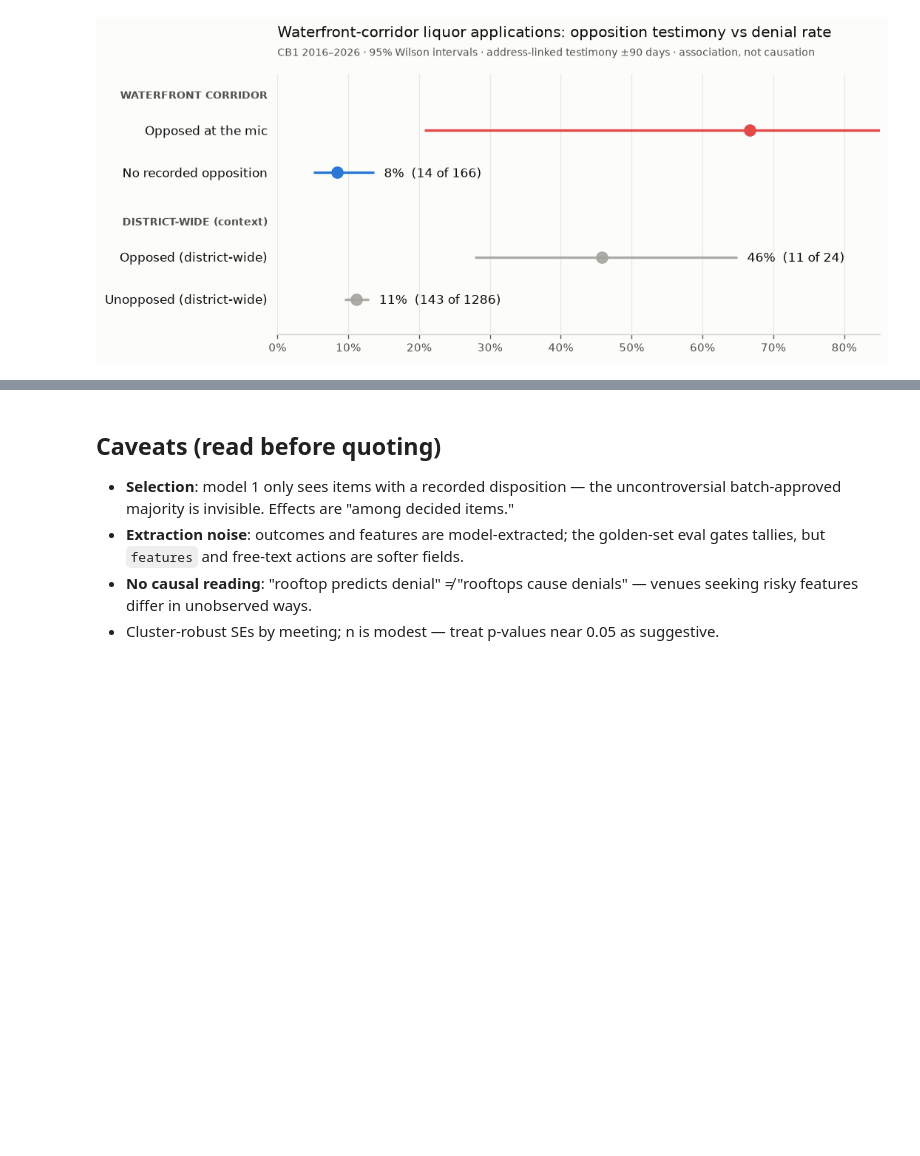
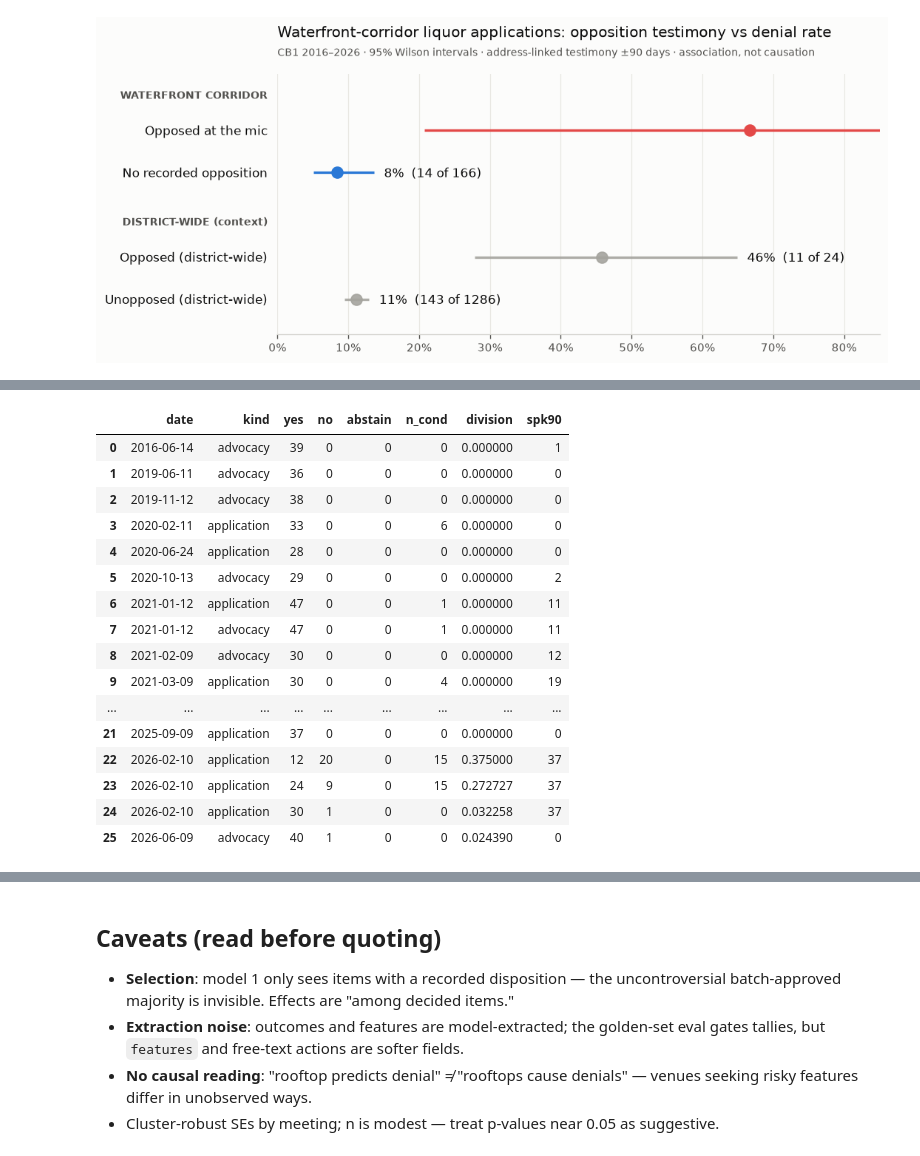
Before and after one commit to blowenstein0/cb1_data_analysis, a Jupyter notebook: analysis/regressions.ipynb, the cells around one changed output, grey strips where cells are left out. Drawn from its saved outputs; the diff is of its cells as text; code cells hidden in the pictures; blank space fills up the shorter version.

```diff
--- a/analysis/regressions.ipynb
+++ b/analysis/regressions.ipynb
@@ -256,0 +284,55 @@ plt.tight_layout(); plt.subplots_adjust(left=0.27)
+# %%
+from scipy.stats import mannwhitneyu, spearmanr
+
+WF4 = ("(bushwick inlet|monitor point|river ring|quay|65 commercial|56 quay|"
+       "40 quay|waterfront|esplanade|demapp|marsha p|inlet park|fbip|open space)")
+
+wfv = q(f"""
+    SELECT v.meeting_id, m.date, v.motion_text, v.yes, v.no, v.abstain,
+           v.outcome, len(v.conditions) AS n_cond
+    FROM votes v JOIN meetings m USING (meeting_id)
+    WHERE v.topic_category IN ('land_use','parks','environment')
+      AND regexp_matches(lower(v.motion_text), '{WF4}')
+      AND NOT regexp_matches(lower(v.motion_text), 'link5g')
+      AND v.yes + v.no > 0
+    ORDER BY date
+""")
+tot = wfv.yes + wfv.no + wfv.abstain
+wfv["division"] = (tot - wfv[["yes", "no"]].max(axis=1)) / tot
+APP4 = re.compile(r"application|ulurp|ceqr|proposal|scoping|design|demapp", re.I)
+wfv["kind"] = wfv.motion_text.map(
+    lambda t: "application" if APP4.search(t) else "advocacy")
+wfv["date"] = pd.to_datetime(wfv.date)
+
+wfs = q(f"""
+    SELECT m.date, s.position FROM speakers s JOIN meetings m USING (meeting_id)
+    WHERE regexp_matches(lower(s.topic), '{WF4}')
+""")
+wfs["date"] = pd.to_datetime(wfs.date)
+wfv["spk90"] = wfv.date.map(
+    lambda d: ((d - wfs.date).dt.days.between(0, 90)).sum())
+wfv["involved"] = wfv.spk90 > 0
+
+print(f"panel: {len(wfv)} votes "
+      f"({(wfv.kind == 'application').sum()} application, "
+      f"{(wfv.kind == 'advocacy').sum()} advocacy)\n")
+for k in ("application", "advocacy"):
+    g = wfv[wfv.kind == k]
+    print(f"{k:12} n={len(g):>2}  divided={(g.division > 0).sum()}  "
+          f"mean division={g.division.mean():.1%}  conditions={g.n_cond.sum()}")
+
+rho, p = spearmanr(wfv.spk90, wfv.division)
+print(f"\ntestimony volume vs division (all):  rho={rho:.2f}  p={p:.4f}")
+rho, p = spearmanr(wfv[wfv.kind == "application"].spk90,
+                   wfv[wfv.kind == "application"].division)
+print(f"testimony volume vs division (apps): rho={rho:.2f}  p={p:.4f}")
+rho, p = spearmanr(wfv.spk90, wfv.n_cond)
+print(f"testimony volume vs conditions:      rho={rho:.2f}  p={p:.4f}")
+
+a, b = wfv[wfv.involved], wfv[~wfv.involved]
+mw = mannwhitneyu(a.division, b.division, alternative="greater")
+print(f"division, testimony-within-90d ({len(a)}) vs quiet ({len(b)}): "
+      f"{a.division.mean():.1%} vs {b.division.mean():.1%}  "
+      f"Mann-Whitney p={mw.pvalue:.3f}")
+wfv[["date", "kind", "yes", "no", "abstain", "n_cond", "division", "spk90"]]
+# %% [output]
@@ -256,0 +348,17 @@ plt.tight_layout(); plt.subplots_adjust(left=0.27)
+|  | date | kind | yes | no | abstain | n_cond | division | spk90 |
+| 0 | 2016-06-14 | advocacy | 39 | 0 | 0 | 0 | 0.000000 | 1 |
+| 1 | 2019-06-11 | advocacy | 36 | 0 | 0 | 0 | 0.000000 | 0 |
+| 2 | 2019-11-12 | advocacy | 38 | 0 | 0 | 0 | 0.000000 | 0 |
+| 3 | 2020-02-11 | application | 33 | 0 | 0 | 6 | 0.000000 | 0 |
+| 4 | 2020-06-24 | application | 28 | 0 | 0 | 0 | 0.000000 | 0 |
+| 5 | 2020-10-13 | advocacy | 29 | 0 | 0 | 0 | 0.000000 | 2 |
+| 6 | 2021-01-12 | application | 47 | 0 | 0 | 1 | 0.000000 | 11 |
+| 7 | 2021-01-12 | advocacy | 47 | 0 | 0 | 1 | 0.000000 | 11 |
+| 8 | 2021-02-09 | advocacy | 30 | 0 | 0 | 0 | 0.000000 | 12 |
+| 9 | 2021-03-09 | application | 30 | 0 | 0 | 4 | 0.000000 | 19 |
+| ... | ... | ... | ... | ... | ... | ... | ... | ... |
+| 21 | 2025-09-09 | application | 37 | 0 | 0 | 0 | 0.000000 | 0 |
+| 22 | 2026-02-10 | application | 12 | 20 | 0 | 15 | 0.375000 | 37 |
+| 23 | 2026-02-10 | application | 24 | 9 | 0 | 15 | 0.272727 | 37 |
+| 24 | 2026-02-10 | application | 30 | 1 | 0 | 0 | 0.032258 | 37 |
+| 25 | 2026-06-09 | advocacy | 40 | 1 | 0 | 0 | 0.024390 | 0 |
```
Also changed, not shown: parts of 5 cells of this notebook.
